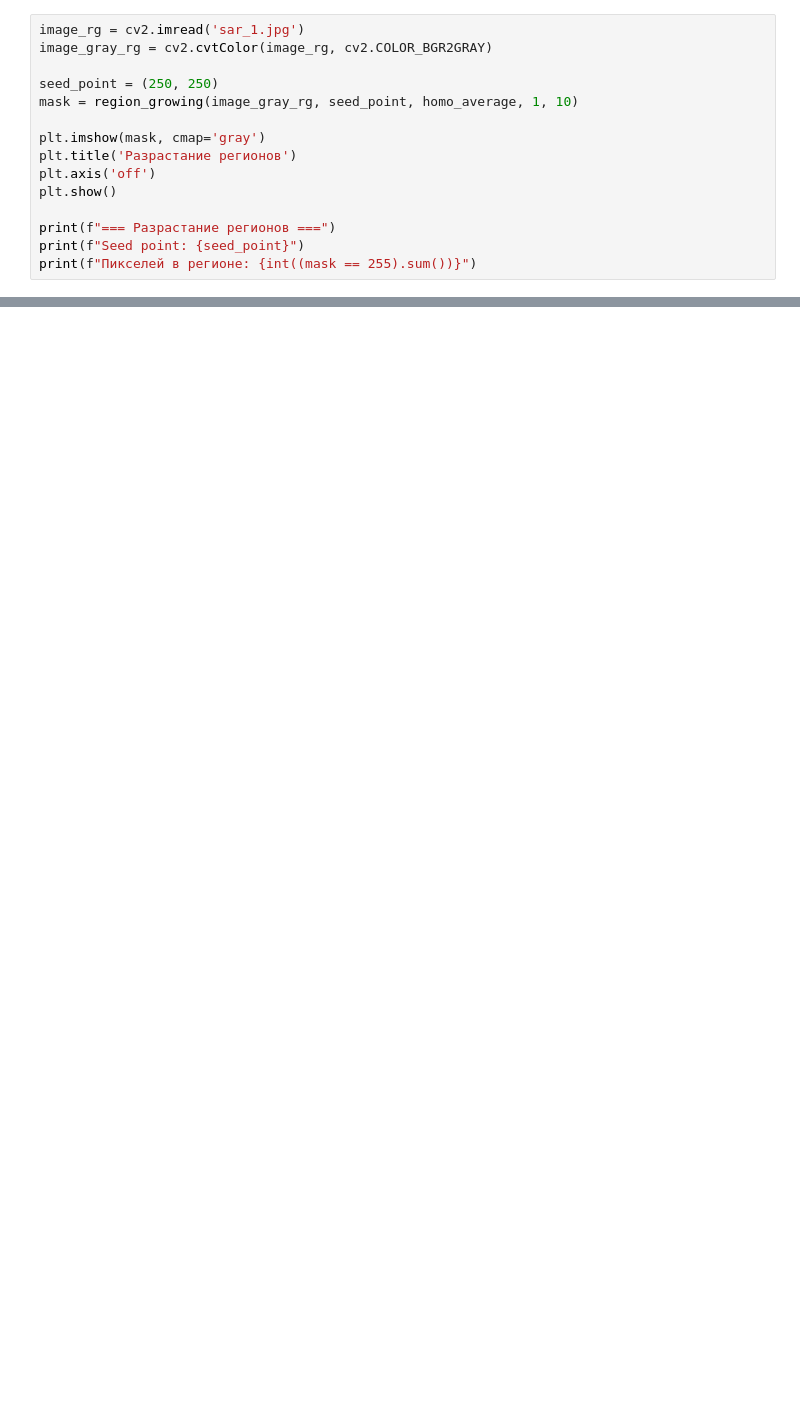
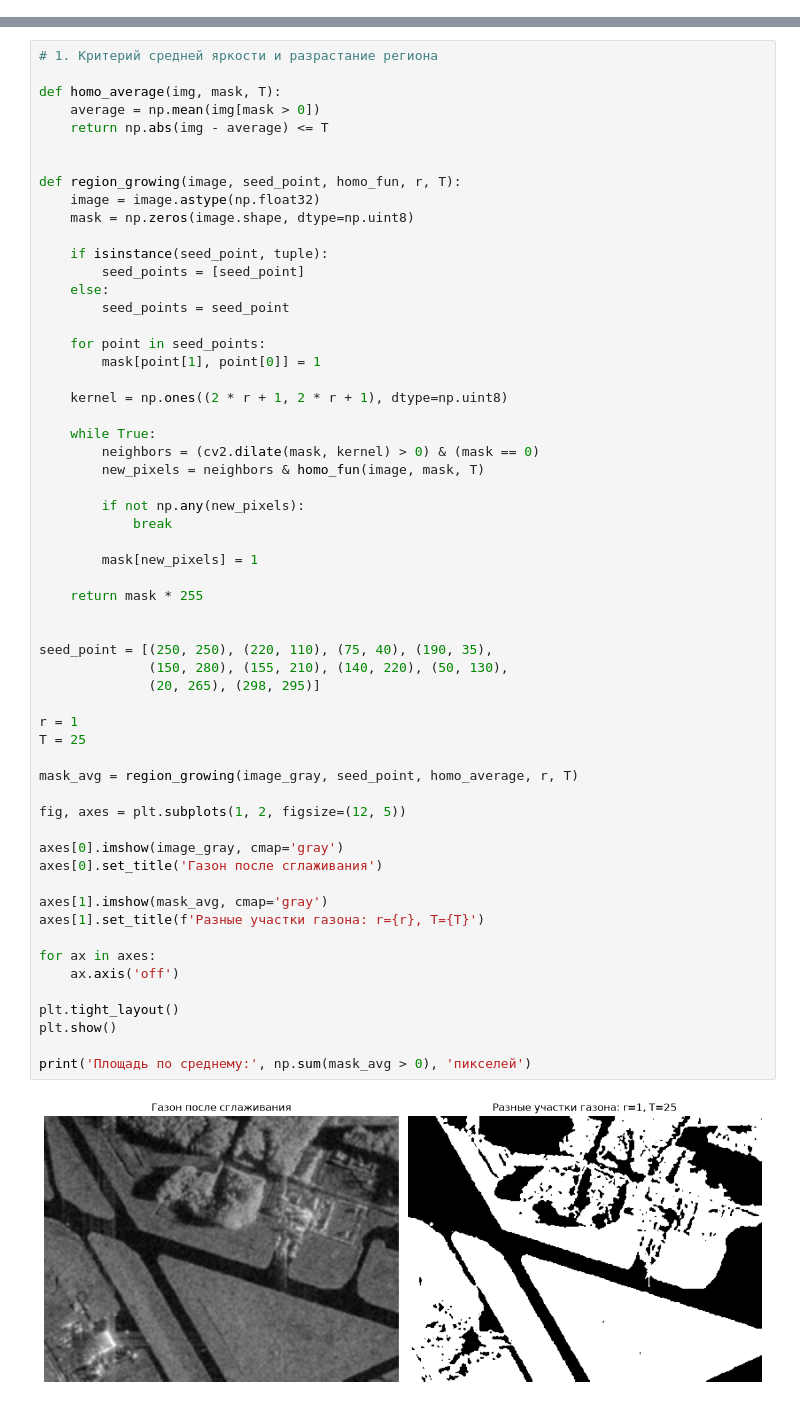
Before and after one commit to Zabytina-Julia-Artemovna/Image-processing-tasks, a Jupyter notebook: Image_processing_homework4.ipynb, the cells around one changed output, grey strips where cells are left out. Drawn from its saved outputs; the diff is of its cells as text; blank space fills up the shorter version.

```diff
--- a/Image_processing_homework4.ipynb
+++ b/Image_processing_homework4.ipynb
@@ -100,15 +21,0 @@ def region_growing(image, seed_point, homo_fun, r, T):
-# %%
-image_rg = cv2.imread('sar_1.jpg')
-image_gray_rg = cv2.cvtColor(image_rg, cv2.COLOR_BGR2GRAY)
-
-seed_point = (250, 250)
-mask = region_growing(image_gray_rg, seed_point, homo_average, 1, 10)
-
-plt.imshow(mask, cmap='gray')
-plt.title('Разрастание регионов')
-plt.axis('off')
-plt.show()
-
-print(f"=== Разрастание регионов ===")
-print(f"Seed point: {seed_point}")
-print(f"Пикселей в регионе: {int((mask == 255).sum())}")
@@ -238,0 +22,60 @@ print(f"Найдено объектов: {n_trees}")
+# %%
+# 1. Критерий средней яркости и разрастание региона
+
+def homo_average(img, mask, T):
+    average = np.mean(img[mask > 0])
+    return np.abs(img - average) <= T
+
+
+def region_growing(image, seed_point, homo_fun, r, T):
+    image = image.astype(np.float32)
+    mask = np.zeros(image.shape, dtype=np.uint8)
+
+    if isinstance(seed_point, tuple):
+        seed_points = [seed_point]
+    else:
+        seed_points = seed_point
+
+    for point in seed_points:
+        mask[point[1], point[0]] = 1
+
+    kernel = np.ones((2 * r + 1, 2 * r + 1), dtype=np.uint8)
+
+    while True:
+        neighbors = (cv2.dilate(mask, kernel) > 0) & (mask == 0)
+        new_pixels = neighbors & homo_fun(image, mask, T)
+
+        if not np.any(new_pixels):
+            break
+
+        mask[new_pixels] = 1
+
+    return mask * 255
+
+
+seed_point = [(250, 250), (220, 110), (75, 40), (190, 35),
+              (150, 280), (155, 210), (140, 220), (50, 130),
+              (20, 265), (298, 295)]
+
+r = 1
+T = 25
+
+mask_avg = region_growing(image_gray, seed_point, homo_average, r, T)
+
+fig, axes = plt.subplots(1, 2, figsize=(12, 5))
+
+axes[0].imshow(image_gray, cmap='gray')
+axes[0].set_title('Газон после сглаживания')
+
+axes[1].imshow(mask_avg, cmap='gray')
+axes[1].set_title(f'Разные участки газона: r={r}, T={T}')
+
+for ax in axes:
+    ax.axis('off')
+
+plt.tight_layout()
+plt.show()
+
+print('Площадь по среднему:', np.sum(mask_avg > 0), 'пикселей')
+# %% [output]
+[figure, added]
```
Also changed, not shown: parts of 20 cells of this notebook.
